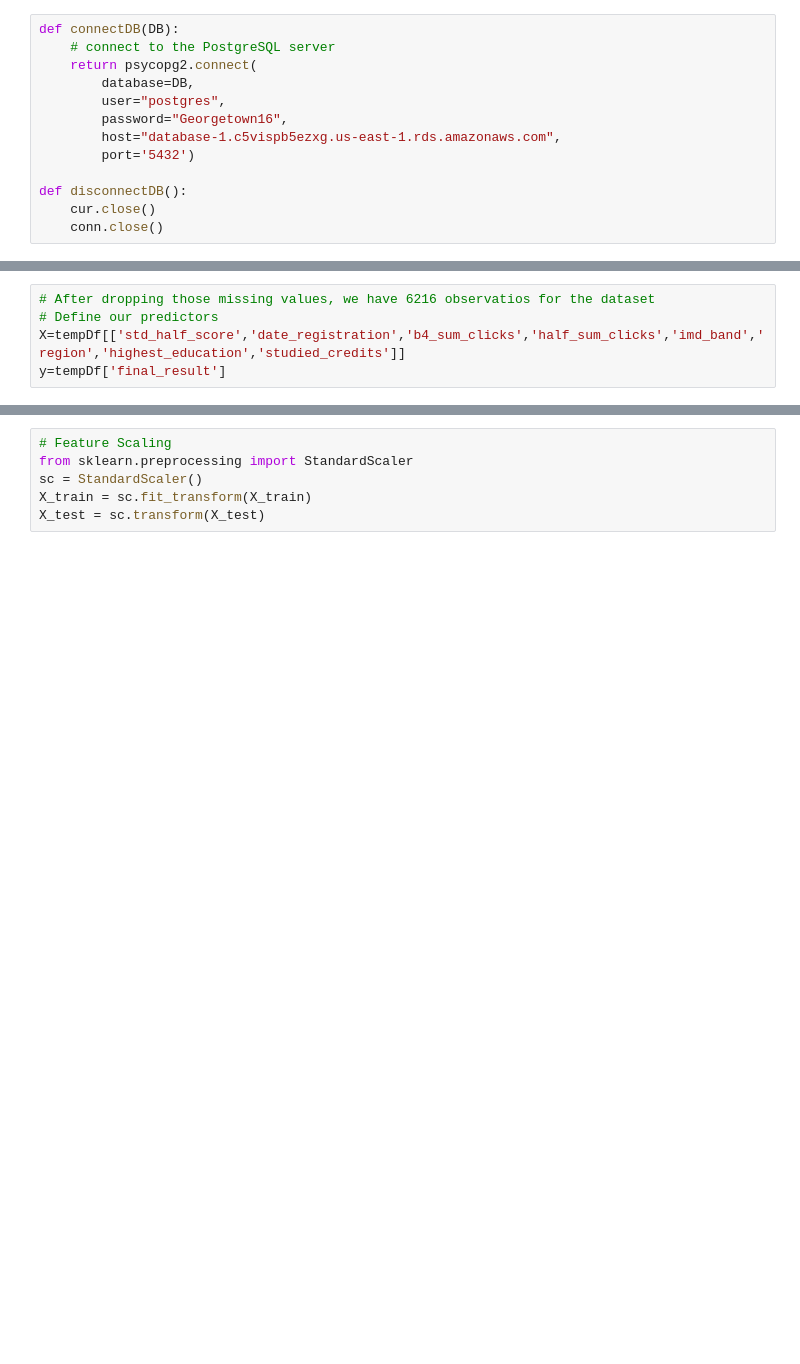
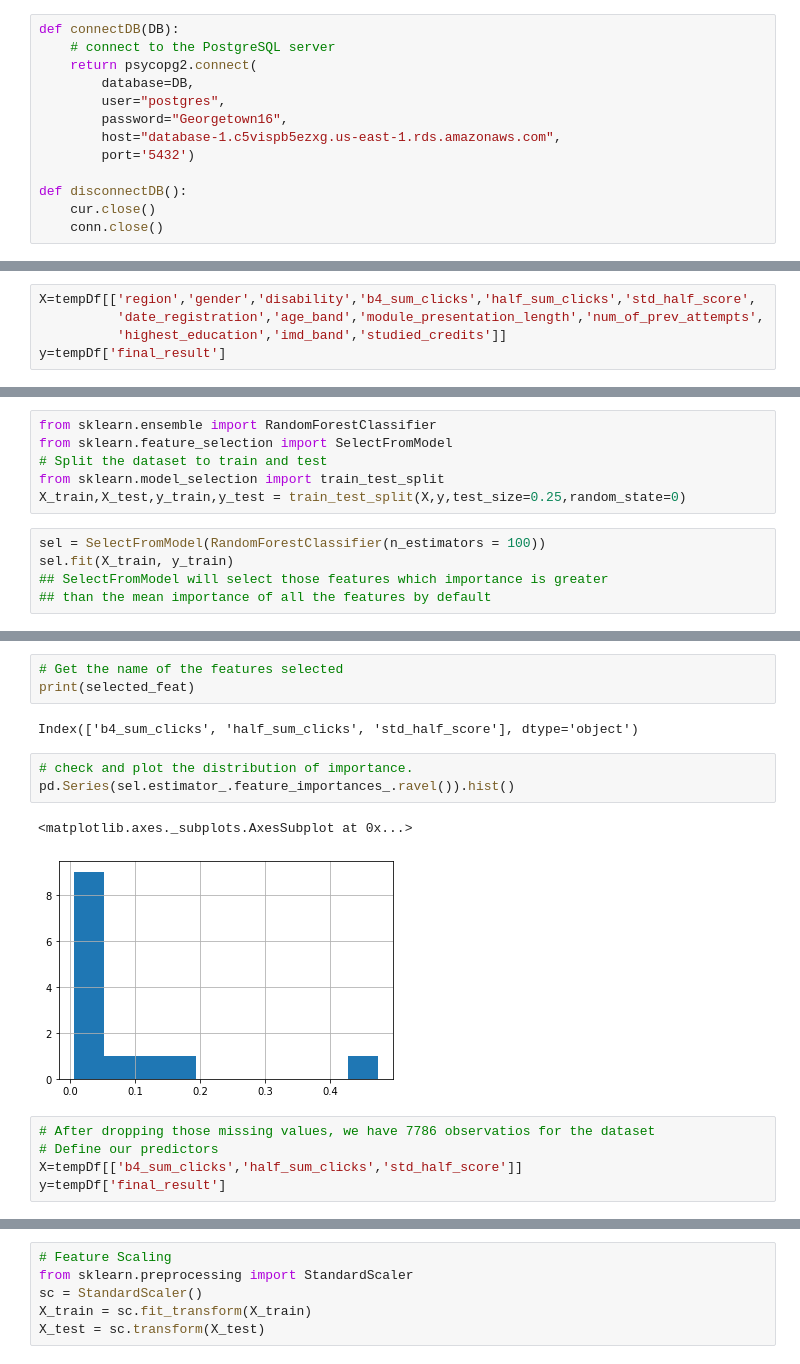
Before and after one commit to georgetown-analytics/University-Learning-Analytics, a Jupyter notebook: code/modeling/Random_Forest.ipynb, the cells around one changed output, grey strips where cells are left out. Saved outputs shown, nothing was run; the diff lists cells and outputs as text; blank space fills up the shorter version.

```diff
--- a/code/modeling/Random_Forest.ipynb
+++ b/code/modeling/Random_Forest.ipynb
@@ -83 +87,6 @@ studied_credits               6216
 dtype: int64
+# %%
+X=tempDf[['region','gender','disability','b4_sum_clicks','half_sum_clicks','std_half_score',
+          'date_registration','age_band','module_presentation_length','num_of_prev_attempts',
+          'highest_education','imd_band','studied_credits']]
+y=tempDf['final_result']
@@ -83,0 +95,11 @@ dtype: int64
+# %%
+from sklearn.ensemble import RandomForestClassifier
+from sklearn.feature_selection import SelectFromModel
+# Split the dataset to train and test
+from sklearn.model_selection import train_test_split
+X_train,X_test,y_train,y_test = train_test_split(X,y,test_size=0.25,random_state=0)
+# %%
+sel = SelectFromModel(RandomForestClassifier(n_estimators = 100))
+sel.fit(X_train, y_train)
+## SelectFromModel will select those features which importance is greater
+## than the mean importance of all the features by default
@@ -84,7 +137,18 @@ dtype: int64
+# %%
+# Get the name of the features selected
+print(selected_feat)
+# %% [output]
+Index(['b4_sum_clicks', 'half_sum_clicks', 'std_half_score'], dtype='object')
+# %%
+# check and plot the distribution of importance.
+pd.Series(sel.estimator_.feature_importances_.ravel()).hist()
+# %% [output]
+<matplotlib.axes._subplots.AxesSubplot at 0x...>
+[figure, added]
 # %%
-# After dropping those missing values, we have 6216 observatios for the dataset
+# After dropping those missing values, we have 7786 observatios for the dataset
 # Define our predictors
-X=tempDf[['std_half_score','date_registration','b4_sum_clicks','half_sum_clicks','imd_band','region','highest_education','studied_credits']]
+X=tempDf[['b4_sum_clicks','half_sum_clicks','std_half_score']]
 y=tempDf['final_result']
 # %%
 # Split the dataset to train and test
```
Also changed, not shown: parts of 57 cells of this notebook.
